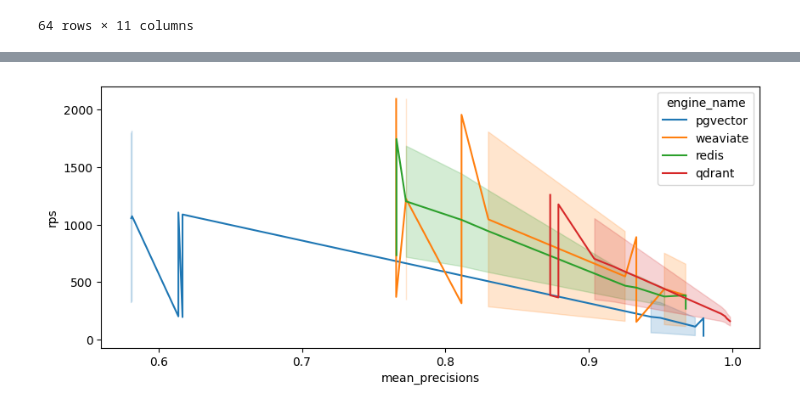
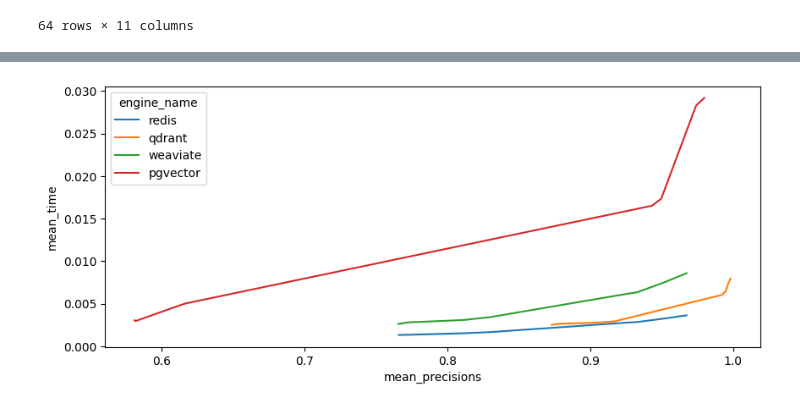
Before and after one commit to GersonRS/vector-db-benchmark, a Jupyter notebook: scripts/process-benchmarks.ipynb, the cells around one changed output, grey strips where cells are left out. Cells and saved outputs as stored; diff of their text form; code cells hidden in the pictures.

Commit message:
feature: results update

```diff
--- a/scripts/process-benchmarks.ipynb
+++ b/scripts/process-benchmarks.ipynb
@@ -216,7 +209,11 @@ results_df.head()
 # results_df["engine_name"] = results_df["engine_name"].map(
 #     {"weaviate": 3, "redis": 2, "qdrant": 1, "pgvector": 0}
 # )
-result = results_df.loc[results_df["mean_precisions"] > 0.90]
-result.sort_values("engine_name", ascending=True)
+result = results_df.loc[
+    # (results_df["mean_precisions"] < 0.95) &
+    # (results_df["mean_precisions"] > 0.91) &
+    (results_df["parallel"] == 1)
+]
+result.sort_values("mean_time", ascending=True)
 # %% [output]
 |  | engine_name | setup_name | dataset_name | search_idx | upload_time | total_upload_time | p95_time | rps | ... |
@@ -239,13 +236,13 @@ result.sort_values("engine_name", ascending=True)
 # %%
 import matplotlib.pyplot as plt
 import seaborn as sns
 
 plt.figure(figsize=(10, 4))
 # results_df.plot(kind="scatter", x="mean_precisions", y="rps", c="engine_name")
-sns.lineplot(x="mean_precisions", y="rps", hue="engine_name", data=results_df)
-# sns.scatterplot(x="mean_precisions", y="rps", hue="engine_name", data=results_df)
+sns.lineplot(x="mean_precisions", y="mean_time", hue="engine_name", data=result)
+# sns.scatterplot(x="mean_precisions", y="rps", hue="engine_name", data=result)
 # plot = sns.FacetGrid(results_df, col="engine_name")
 # plot.map(plt.plot, "mean_precisions")
 plt.show()
 # %% [output]
-[figure, old version]
+[figure, new version]
```
Also changed, not shown: parts of 2 cells of this notebook, 2 other files.
